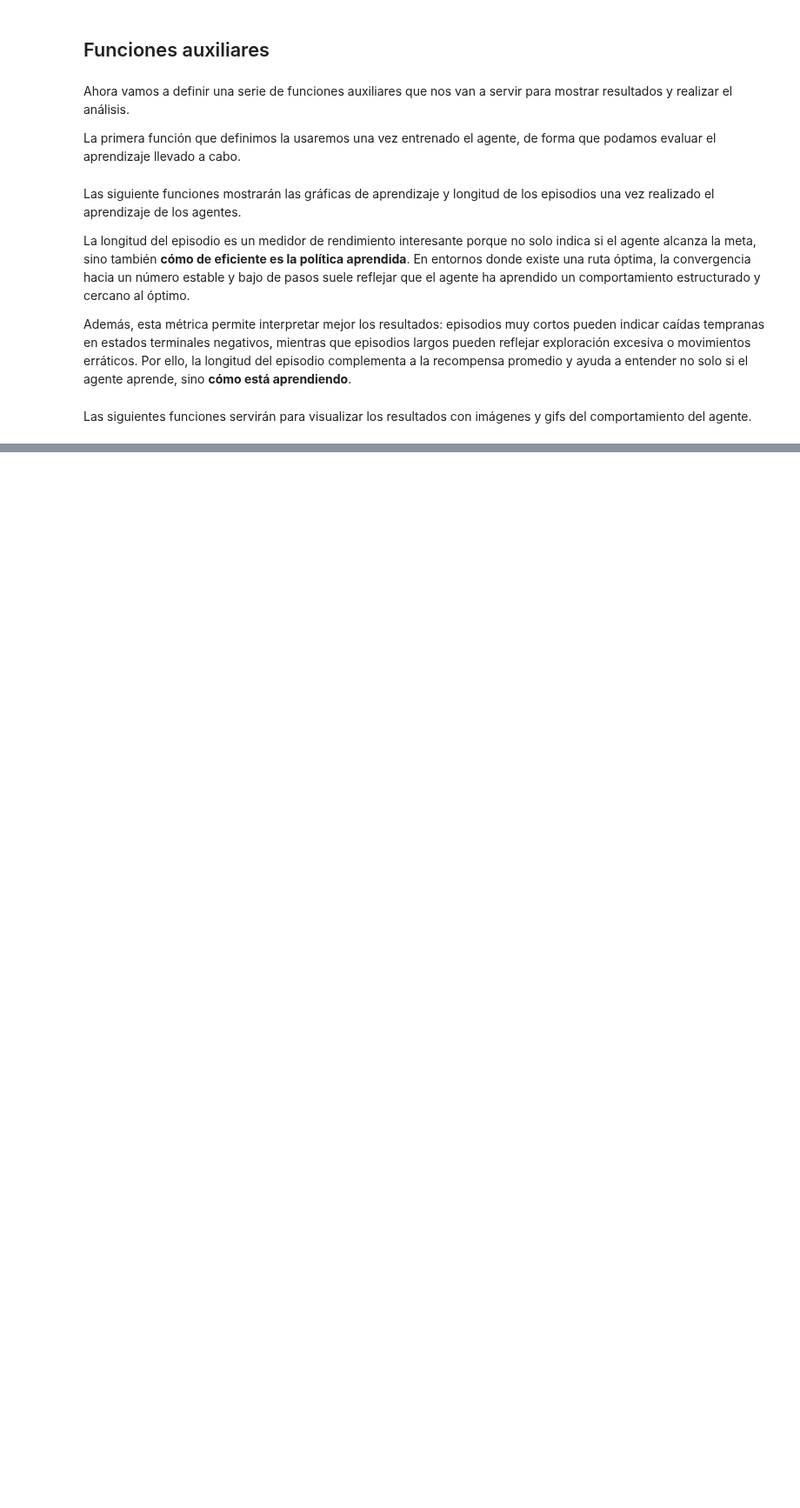
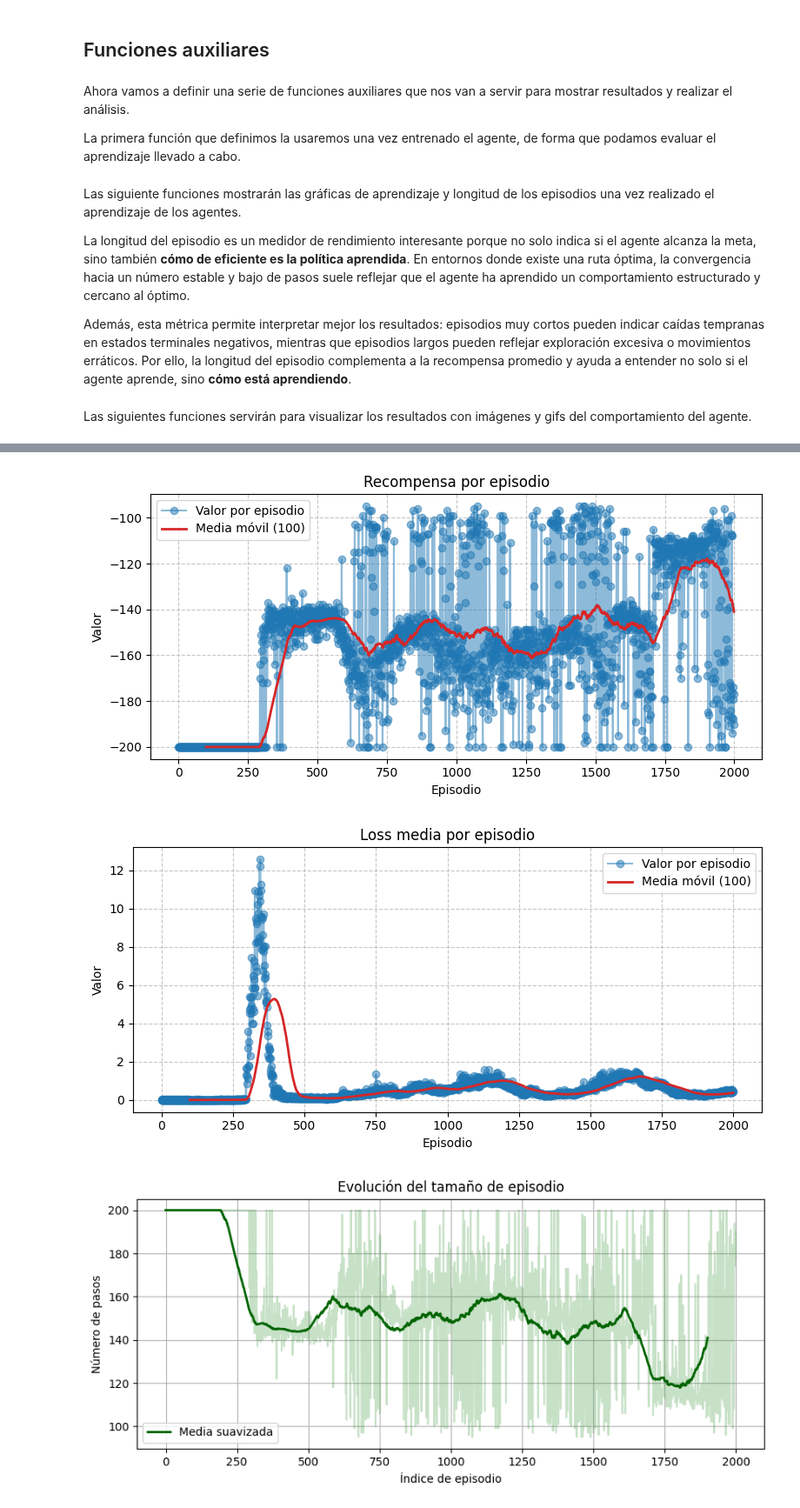
Before and after one commit to angelms2003/FernandezMartinezPolo-EML-RL, a Jupyter notebook: Entornos_Complejos/Deep_Q_Learning.ipynb, the cells around one changed output, grey strips where cells are left out. Shown at 87% size. Drawn from its saved outputs; the diff is of its cells as text; code cells hidden in the pictures; blank space fills up the shorter version.

```diff
--- a/Entornos_Complejos/Deep_Q_Learning.ipynb
+++ b/Entornos_Complejos/Deep_Q_Learning.ipynb
@@ -753,0 +737,25 @@ Los resultados, como se puede observar, son nefastos. El incremento de complejid
+# %%
+n_episodes = 2000  # menos para pruebas rápidas
+
+agent2 = DQN_Agent(
+    env,
+    hidden_dim=128,
+    lr=1e-3,
+    gamma=0.99,
+    epsilon=1.0,          # empezamos más exploratorio
+    epsilon_min=0.05,
+    epsilon_decay=0.995,
+    buffer_size=10000,
+    batch_size=64,
+    target_update_freq=1000,
+    max_steps_episode=200,
+    clip_grad=1.0
+)
+
+rewards_per_episode2, episode_lengths2, episode_losses2 = train_dqn_reward_shaped(agent2, n_episodes, seed=SEED)
+
+# Guardar modelo final
+agent.save_model("modelo_dqn2.pth")
+
+print(f"Entrenamiento finalizado. Pasos totales: {agent2.steps}")
+print(f"Reward medio últimos 100 episodios: {np.mean(rewards_per_episode2[-100:]):.2f}")
@@ -753,0 +775,8 @@ Los resultados, como se puede observar, son nefastos. El incremento de complejid
+# %%
+display_training_curve(rewards_per_episode2, "Recompensa por episodio")
+display_training_curve(episode_losses2, "Loss media por episodio")
+draw_episode_length_trend(episode_lengths2)
+# %% [output]
+[figure, added]
+[figure, added]
+[figure, added]
```
Also changed, not shown: parts of 79 cells of this notebook.
